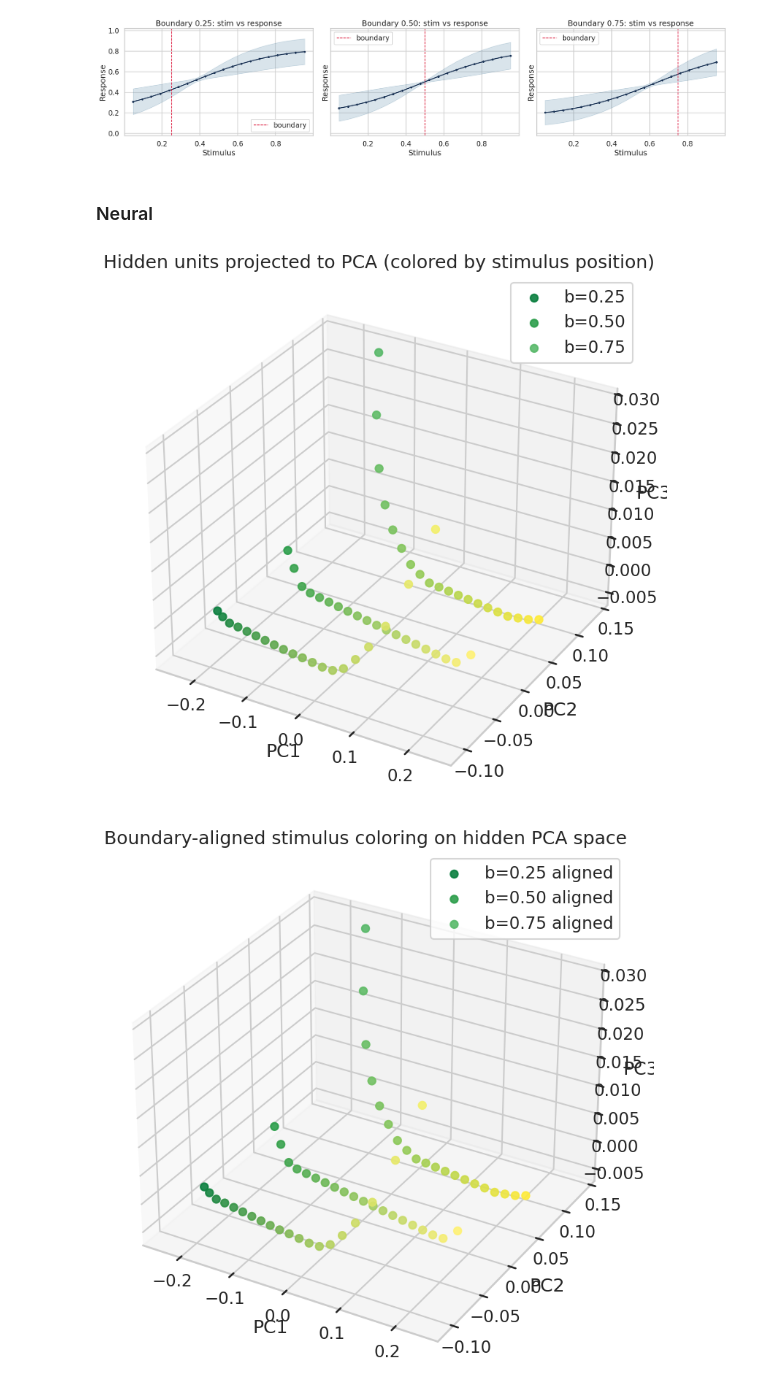
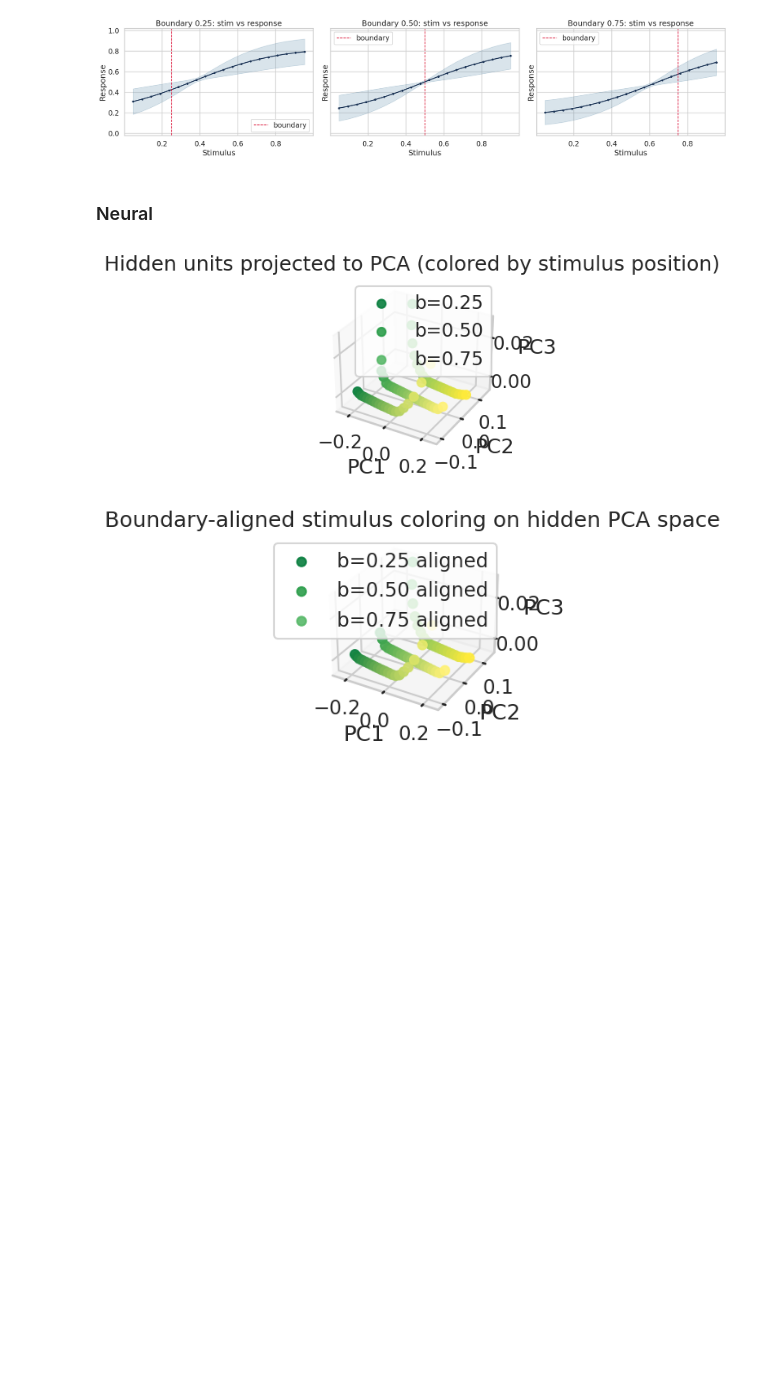
Before and after one commit to siyer7/asymmetry_design, a Jupyter notebook: code/python/NN.ipynb, the cells around one changed output. Cells and saved outputs as stored; diff of their text form; code cells hidden in the pictures; blank space fills up the shorter version.

```diff
--- a/code/python/NN.ipynb
+++ b/code/python/NN.ipynb
@@ -261,7 +405,7 @@ Std test accuracy: 0.04736006476299462
 # %%
 # collect all network predictions on full 60-trial grid
 beh_df = pd.concat(
-    [r['full_pred_df'].assign(net_idx=r['net_idx']) for r in runs],
+    [r['full_pred_df'].assign(net_idx=r['net_idx']) for r in network_results],
     ignore_index=True,
 )
 
@@ -309,7 +453,7 @@ plt.show()
 ### Neural
 # %%
 # average hidden activations across networks for each of the 60 trials
-hidden_stack = np.stack([r['hidden_full'] for r in runs], axis=0)  # [n_nets, 60, 10]
+hidden_stack = np.stack([r['hidden_full'] for r in network_results], axis=0)  # [n_nets, 60, 10]
 hidden_mean = hidden_stack.mean(axis=0)  # [60, 10]
 
 # project to 3 PCs
@@ -329,7 +473,7 @@ cond_cmaps = {
 }
 
 # plot 1: PCA with color encoding stimulus position within each condition
-fig = plt.figure(figsize=(10, 8))
+fig = plt.figure(figsize=(6,3))
 ax = fig.add_subplot(111, projection='3d')
 
 for b in boundaries:
@@ -351,36 +495,36 @@ plt.show()
 # bound_pos = Euclidean distance between the two stimuli that flank each boundary.
 bound_pos = {}
 for b in boundaries:
     stim_vals = np.sort(pca_df.loc[pca_df['boundary'] == b, 'stim'].unique())
     lower = stim_vals[stim_vals < b].max()
     upper = stim_vals[stim_vals > b].min()
     bound_pos[b] = float(np.linalg.norm(np.array([upper - lower])))
 
 pca_df['stim_aligned'] = pca_df['stim'] - pca_df['boundary'].map(bound_pos)
 
 # plot 2: re-plot with aligned stimulus-position coloring
-fig = plt.figure(figsize=(10, 8))
+fig = plt.figure(figsize=(6,3))
 ax = fig.add_subplot(111, projection='3d')
 
 for b in boundaries:
     sub = pca_df[pca_df['boundary'] == b].sort_values('stim_aligned')
     norm = Normalize(vmin=sub['stim_aligned'].min(), vmax=sub['stim_aligned'].max())
     colors = cond_cmaps[b](norm(sub['stim_aligned'].values))
 
     ax.scatter(sub['PC1'], sub['PC2'], sub['PC3'], c=colors, s=55, alpha=0.9, label=f'b={b:.2f} aligned')
 
 ax.set_title('Boundary-aligned stimulus coloring on hidden PCA space')
 ax.set_xlabel('PC1')
 ax.set_ylabel('PC2')
 ax.set_zlabel('PC3')
 ax.legend(loc='best')
 plt.tight_layout()
 plt.show()
 
 pd.DataFrame({'boundary': list(bound_pos.keys()), 'bound_pos': list(bound_pos.values())})
 # %% [output]
-[figure, old version]
+[figure, new version]
-[figure, old version]
+[figure, new version]
 |  | boundary | bound_pos |
 | 0 | 0.25 | 0.047619 |
 | 1 | 0.50 | 0.047619 |
```
Also changed, not shown: parts of 4 cells of this notebook.
